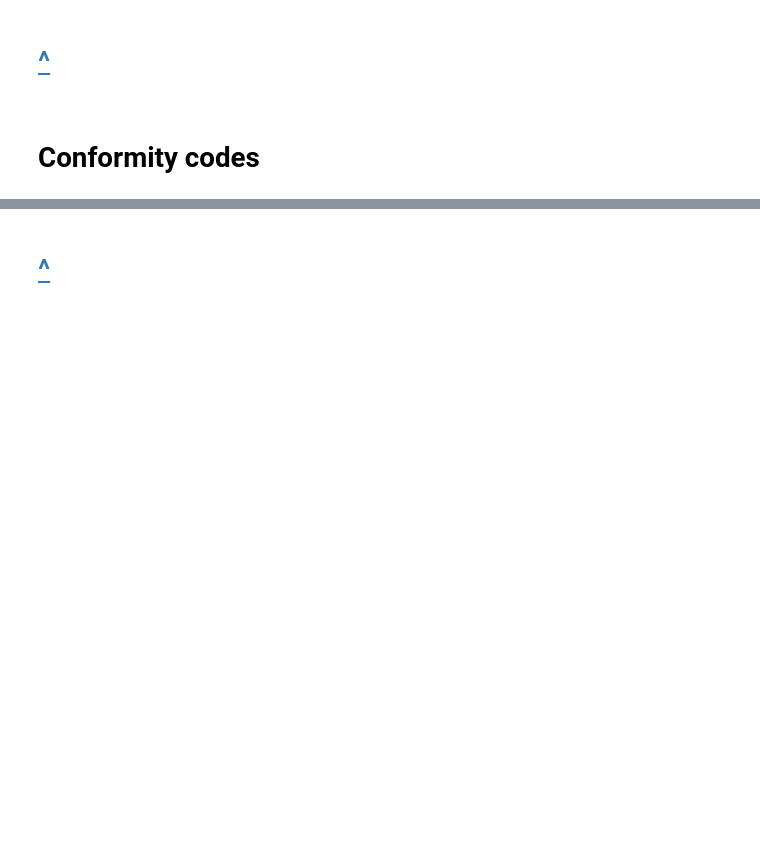
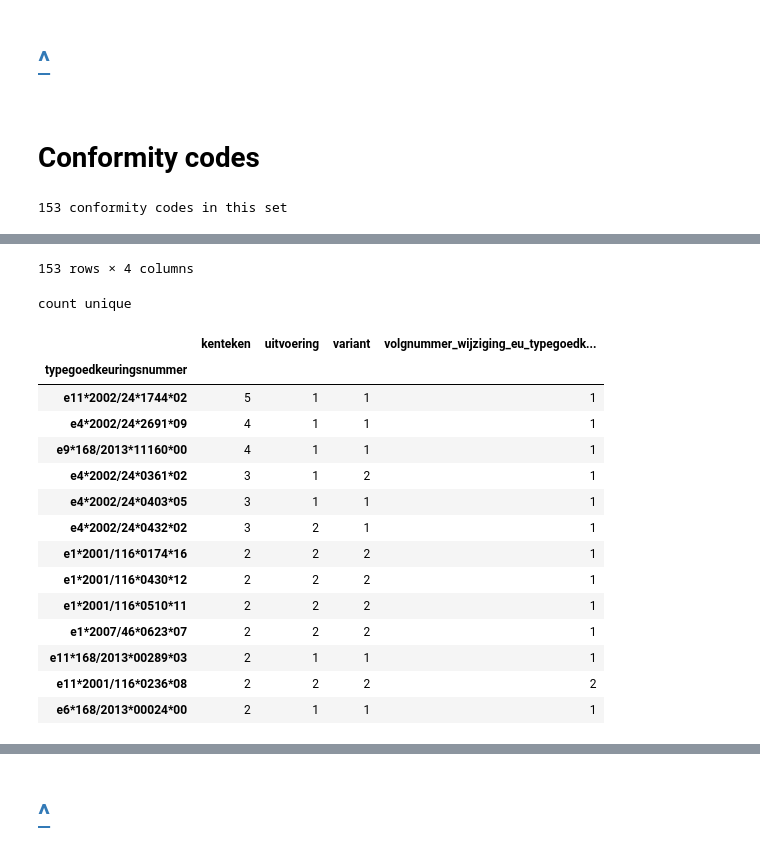
Before and after one commit to r5atom/Saturday-Datascience, a Jupyter notebook: code/add-rdw-info-to-drz.ipynb, the cells around one changed output, grey strips where cells are left out. Cells and saved outputs as stored; diff of their text form; code cells hidden in the pictures; blank space fills up the shorter version.

```diff
--- a/code/add-rdw-info-to-drz.ipynb
+++ b/code/add-rdw-info-to-drz.ipynb
@@ -72,5 +85,13 @@ if OPBOD:
     file_name = '../../../python-nb/data/drz-data-opbod-{}.pkl'.format(DATE)
 else:
     file_name = '../data/drz-data-{}.pkl'.format(DATE)
+
+if not os.path.isfile(file_name):
+    # see if -without price- exists
+    NO_PRICE = True
+    file_name = file_name.replace('.pkl', '-without-price.pkl')
+else:
+    NO_PRICE = False
+
 print(file_name)
 drz = pd.read_pickle(file_name)
@@ -228,9 +313,11 @@ display(\
     .reset_index()\
     .groupby([rdw_per_confcode[key].columns[0]])\
     .nunique()\
-    .replace(1,pd.np.NaN)\
+    .replace(1,np.NaN)\
     .dropna(how='all')\
     .fillna(1)\
     .astype(int)\
     .sort_values(by='kenteken', ascending=False)
 )
+# %% [output]
+153 conformity codes in this set
@@ -237,3 +336,20 @@ display(\
+153 rows × 4 columns
+count unique
+|  | kenteken | uitvoering | variant | volgnummer_wijziging_eu_typegoedk... |
+| typegoedkeuringsnummer |  |  |  |  |
+| e11*2002/24*1744*02 | 5 | 1 | 1 | 1 |
+| e4*2002/24*2691*09 | 4 | 1 | 1 | 1 |
+| e9*168/2013*11160*00 | 4 | 1 | 1 | 1 |
+| e4*2002/24*0361*02 | 3 | 1 | 2 | 1 |
+| e4*2002/24*0403*05 | 3 | 1 | 1 | 1 |
+| e4*2002/24*0432*02 | 3 | 2 | 1 | 1 |
+| e1*2001/116*0174*16 | 2 | 2 | 2 | 1 |
+| e1*2001/116*0430*12 | 2 | 2 | 2 | 1 |
+| e1*2001/116*0510*11 | 2 | 2 | 2 | 1 |
+| e1*2007/46*0623*07 | 2 | 2 | 2 | 1 |
+| e11*168/2013*00289*03 | 2 | 1 | 1 | 1 |
+| e11*2001/116*0236*08 | 2 | 2 | 2 | 2 |
+| e6*168/2013*00024*00 | 2 | 1 | 1 | 1 |
 # %%
 # do conformity api and again get other possible apis
 api_name = 'api_eeg_voertuigtypegoedkeuring'
```
Also changed, not shown: parts of 17 cells of this notebook, 42 other files.
